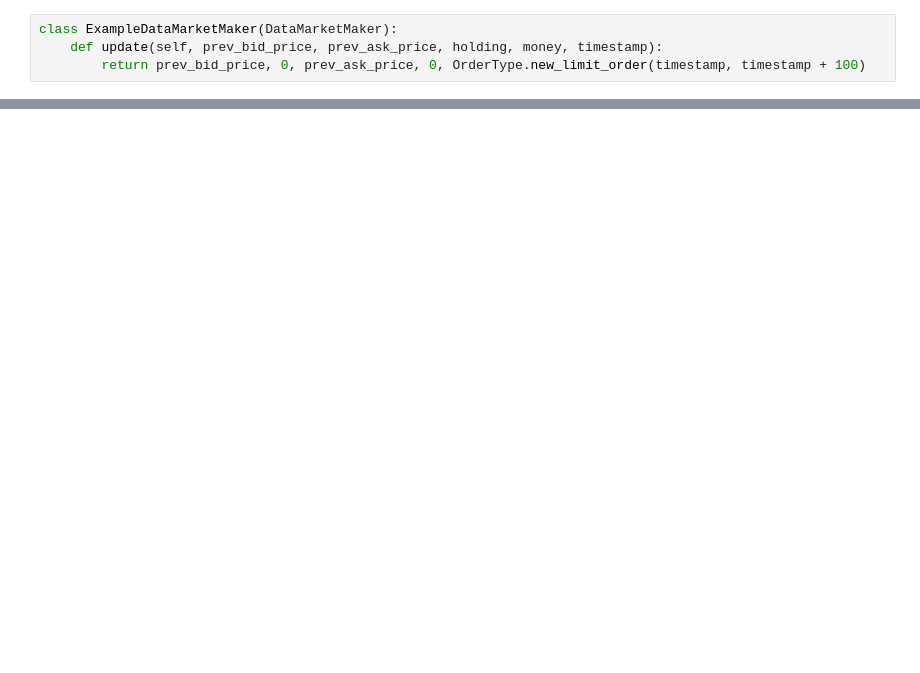
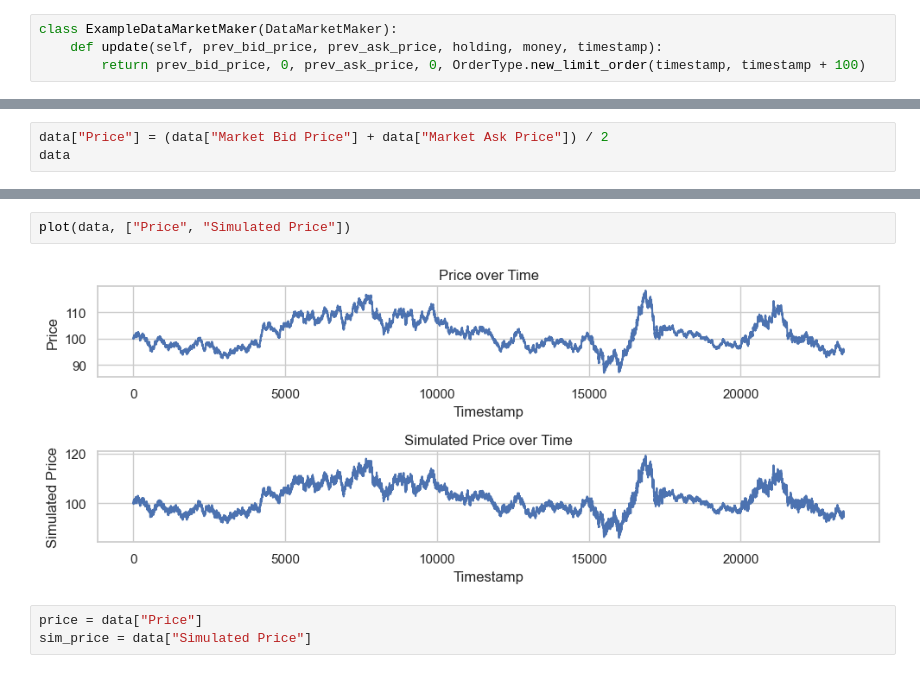
Before and after one commit to BOSSrobot/JJB-MM-game, a Jupyter notebook: Testing.ipynb, the cells around one changed output, grey strips where cells are left out. Saved outputs shown, nothing was run; the diff lists cells and outputs as text; blank space fills up the shorter version.

```diff
--- a/Testing.ipynb
+++ b/Testing.ipynb
@@ -84,0 +85,3 @@ plot_defaults(data, additional_cols = ["Simulated Price", "Simulated Std"])
+# %%
+data["Price"] = (data["Market Bid Price"] + data["Market Ask Price"]) / 2
+data
@@ -84,0 +103,7 @@ plot_defaults(data, additional_cols = ["Simulated Price", "Simulated Std"])
+# %%
+plot(data, ["Price", "Simulated Price"])
+# %% [output]
+[figure, added]
+# %%
+price = data["Price"]
+sim_price = data["Simulated Price"]
```
Also changed, not shown: parts of 11 cells of this notebook, 4 other files.
